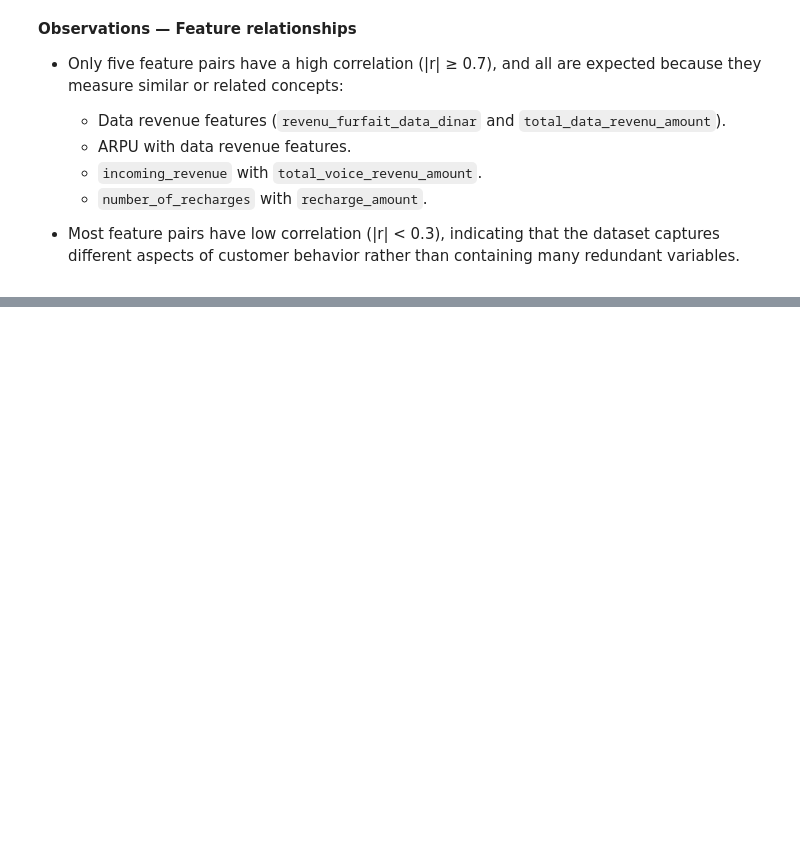
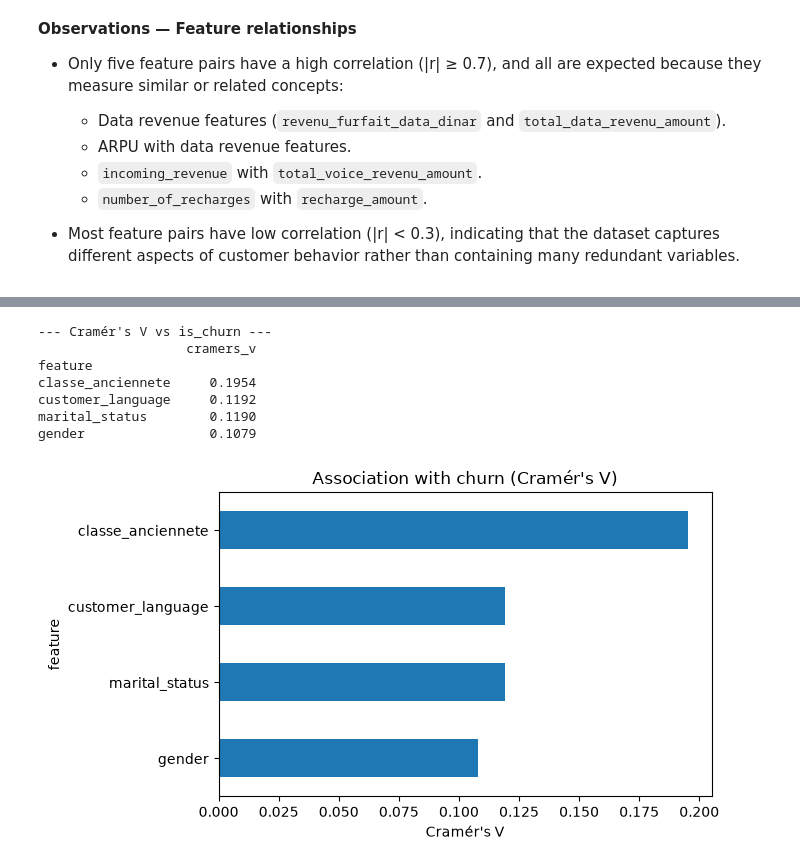
Before and after one commit to taghoutii/churn-prediction, a Jupyter notebook: notebooks/01_eda.ipynb, the cells around one changed output, grey strips where cells are left out. Saved outputs shown, nothing was run; the diff lists cells and outputs as text; code cells hidden in the pictures; blank space fills up the shorter version.

```diff
--- a/notebooks/01_eda.ipynb
+++ b/notebooks/01_eda.ipynb
@@ -314,0 +437,22 @@ consumption_revenue                     0.47                 0.42
+# %%
+from churn.eda.association import compute_cramers_v_table
+
+cramers_table = compute_cramers_v_table(subscriber_static)
+
+fig = plt.figure(figsize=(7, 4))
+cramers_table["cramers_v"].plot(kind="barh")
+plt.xlabel("Cramér's V")
+plt.title("Association with churn (Cramér's V)")
+plt.gca().invert_yaxis()
+plt.tight_layout()
+save_fig(fig, "17_cramers_v_association")
+plt.show()
+# %% [output]
+--- Cramér's V vs is_churn ---
+                   cramers_v
+feature
+classe_anciennete     0.1954
+customer_language     0.1192
+marital_status        0.1190
+gender                0.1079
+[figure, added]
```
Also changed, not shown: parts of 15 cells of this notebook, 10 other files.
